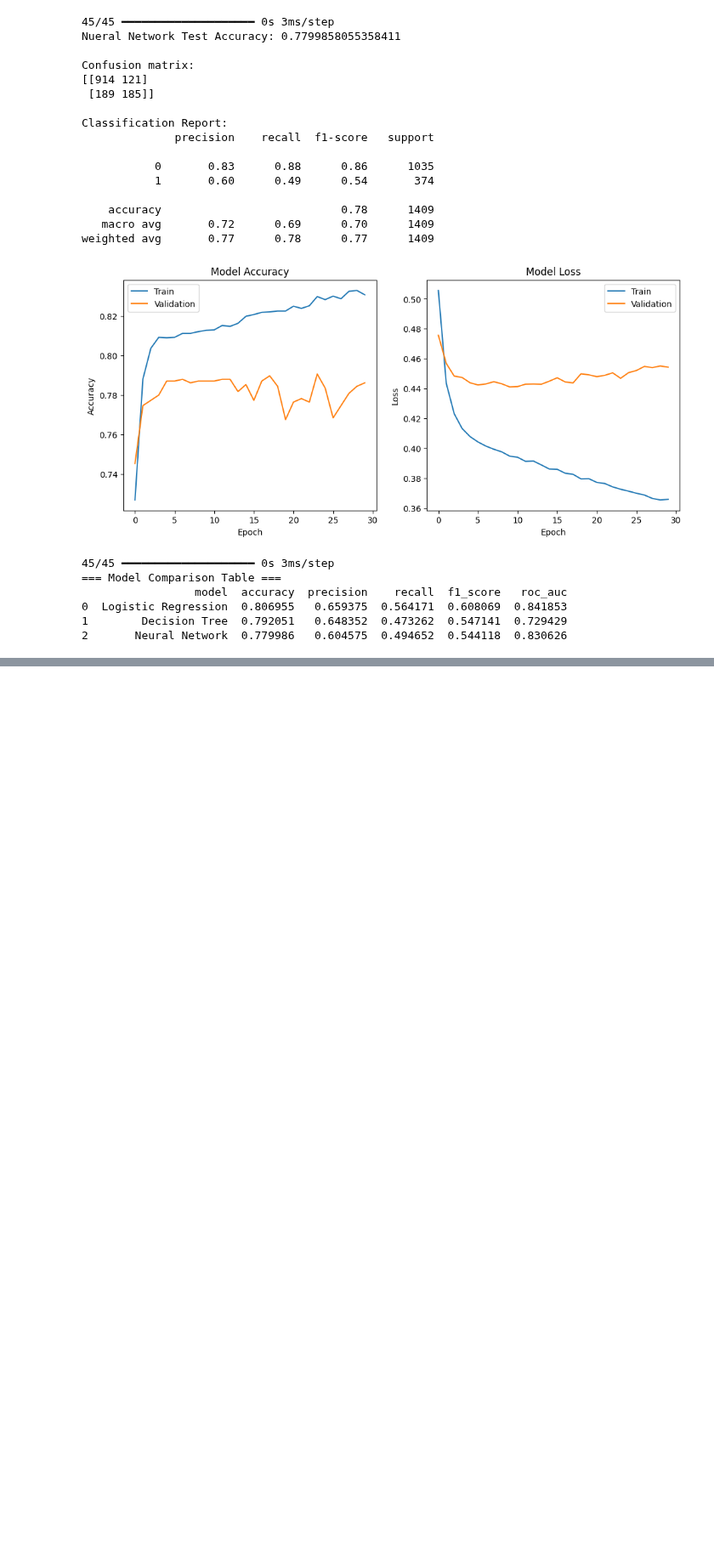
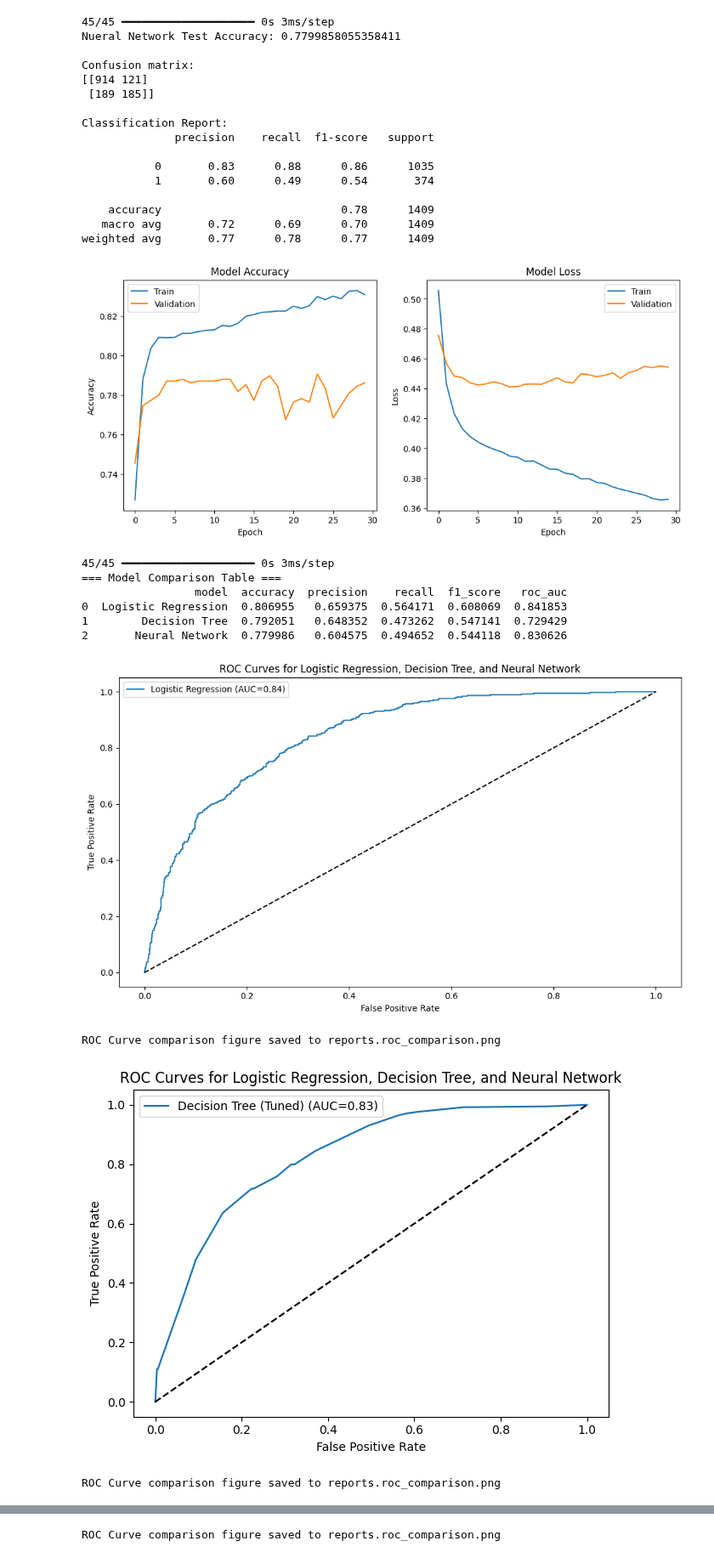
Before and after one commit to sanuli21/telco-churn-project, a Jupyter notebook: churn_prediction.ipynb, the cells around one changed output, grey strips where cells are left out. Shown at 85% size. Cells and saved outputs as stored; diff of their text form; code cells hidden in the pictures; blank space fills up the shorter version.

Commit message:
Added ROC curve comparison plot for all models

```diff
--- a/churn_prediction.ipynb
+++ b/churn_prediction.ipynb
@@ -639,3 +639,40 @@ print(df_metrics)
 0  Logistic Regression  0.806955   0.659375  0.564171  0.608069  0.841853
 1        Decision Tree  0.792051   0.648352  0.473262  0.547141  0.729429
 2       Neural Network  0.779986   0.604575  0.494652  0.544118  0.830626
+# %%
+# ROC curves for all models
+
+import matplotlib.pyplot as plt
+from sklearn.metrics import roc_curve, roc_auc_score
+
+probas = {
+    'Logistic Regression': y_proba_lr,
+    'Decision Tree (Tuned)': y_proba_dt_best,
+    'Neural Network': y_proba_nn
+}
+
+plt.figure(figsize=(10,6))
+
+for name, y_proba in probas.items():
+  fpr, tpr, _ = roc_curve(y_test, y_proba)
+  auc = roc_auc_score(y_test, y_proba)
+  plt.plot(fpr, tpr, label=f"{name} (AUC={auc:.2f})")
+
+  plt.plot([0,1], [0,1], 'k--')
+
+  plt.title("ROC Curves for Logistic Regression, Decision Tree, and Neural Network")
+  plt.xlabel("False Positive Rate")
+  plt.ylabel("True Positive Rate")
+  plt.legend()
+  plt.tight_layout()
+
+  #save figure
+  plt.savefig("reports/roc_comparison.png", dpi=300, bbox_inches='tight')
+  plt.show()
+
+  print("ROC Curve comparison figure saved to reports.roc_comparison.png")
+# %% [output]
+[figure, added]
+ROC Curve comparison figure saved to reports.roc_comparison.png
+[figure, added]
+ROC Curve comparison figure saved to reports.roc_comparison.png
@@ -641,0 +680 @@ print(df_metrics)
+ROC Curve comparison figure saved to reports.roc_comparison.png
```
Also changed, not shown: parts of 1 cell of this notebook.
